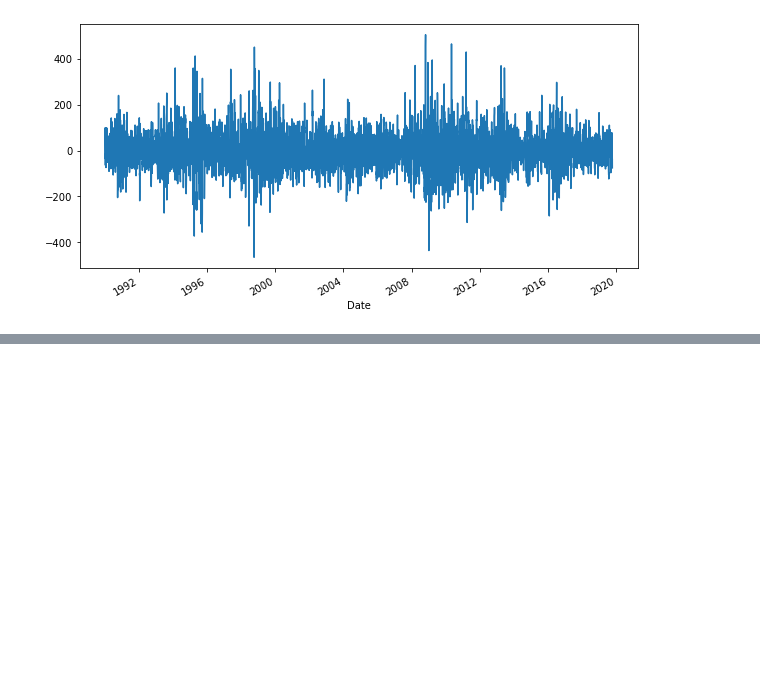
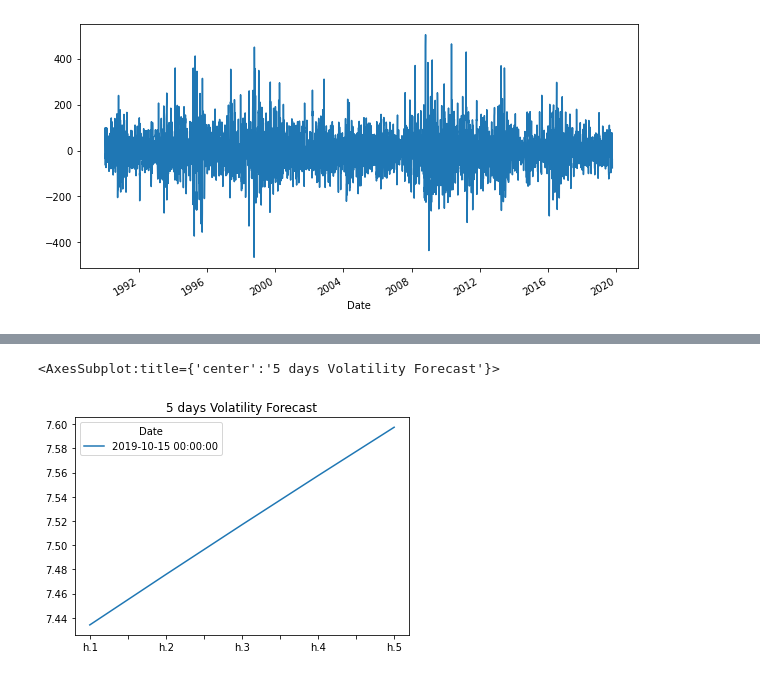
Before and after one commit to BaldHeads/TS_practice, a Jupyter notebook: Work/ts_for_yen.ipynb, the cells around one changed output, grey strips where cells are left out. Drawn from its saved outputs; the diff is of its cells as text; code cells hidden in the pictures; blank space fills up the shorter version.

Commit message:
ts part complete, started regression train-test

```diff
--- a/Work/ts_for_yen.ipynb
+++ b/Work/ts_for_yen.ipynb
@@ -40,0 +184,3 @@ ts_noise.plot(figsize=(10,5))
+# %%
+garch_model = arch.arch_model(returns, mean="Zero", vol="GARCH", p=2, q=1)
+garch_results = garch_model.fit(disp="off")
@@ -40,0 +207,6 @@ ts_noise.plot(figsize=(10,5))
+# %%
+last_day = returns.index.max().strftime('%Y-%m-%d')
+# Create a 5 day forecast of EUR to USD exchange rate volatility
+forecast_horizon = 5
+# Take the last day of the data we used above.
+forecasts = garch_results.forecast(start=last_day, horizon=forecast_horizon)
@@ -40,0 +223,7 @@ ts_noise.plot(figsize=(10,5))
+# %%
+intermediate = np.sqrt(forecasts.variance.dropna() * 252)
+final = intermediate.dropna().T
+final.plot(title="5 days Volatility Forecast")
+# %% [output]
+<AxesSubplot:title={'center':'5 days Volatility Forecast'}>
+[figure, added]
```
Also changed, not shown: parts of 13 cells of this notebook, 1 other file.
